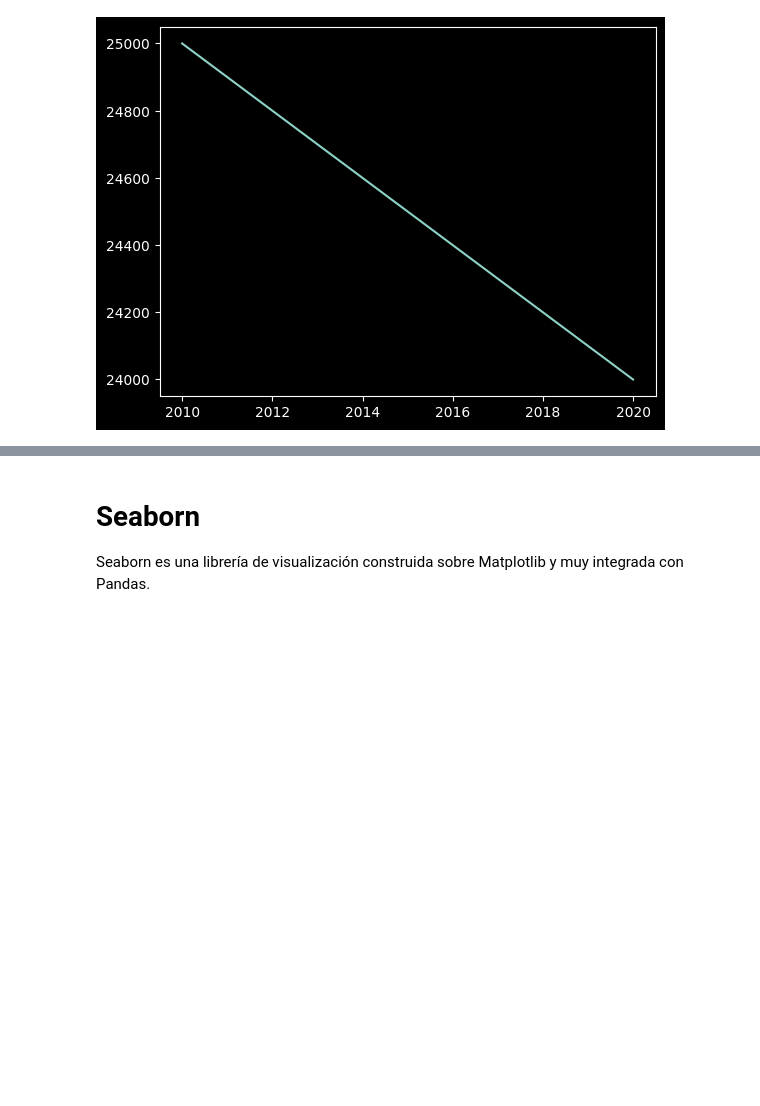
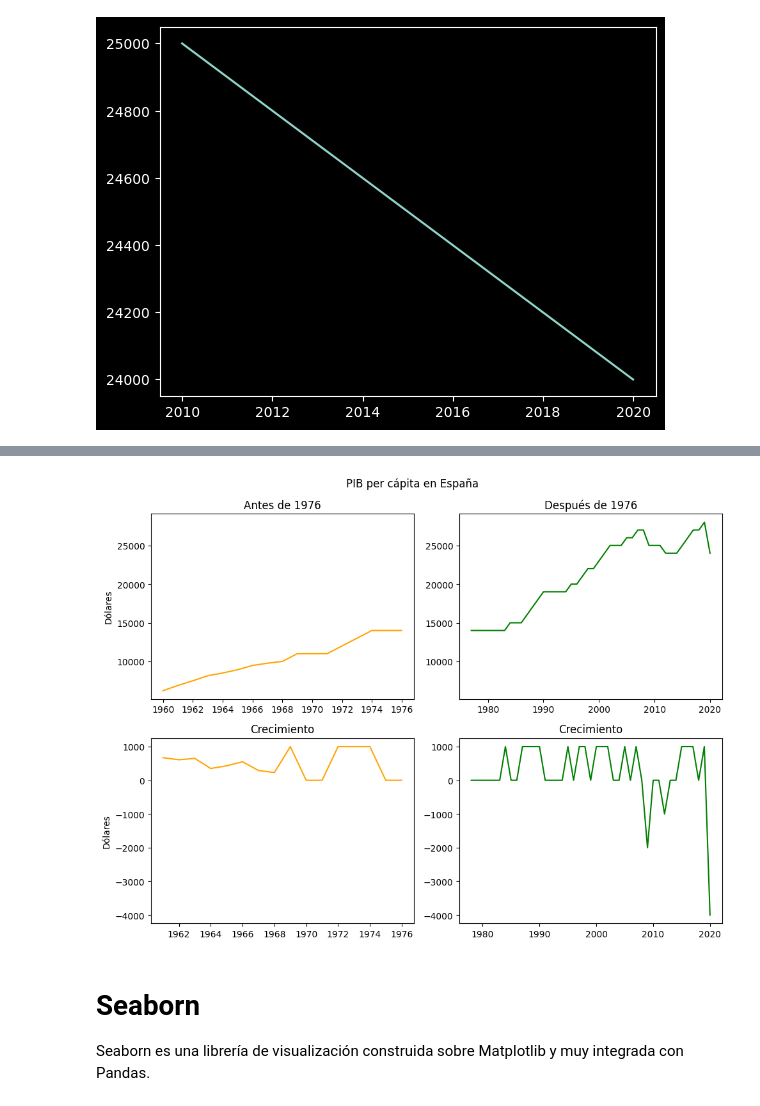
Before and after one commit to fjgarciaes/visualizacion_ironhack_19_01_2023, a Jupyter notebook: Seminario_visualizacion_Ironhack_19_01_2023.ipynb, the cells around one changed output, grey strips where cells are left out. Cells and saved outputs as stored; diff of their text form; code cells hidden in the pictures; blank space fills up the shorter version.

```diff
--- a/Seminario_visualizacion_Ironhack_19_01_2023.ipynb
+++ b/Seminario_visualizacion_Ironhack_19_01_2023.ipynb
@@ -482,3 +548,49 @@ mpl.rcParams.update(mpl.rcParamsDefault);
+# %%
+datos_pre_1976 = españa[españa['year'] <= 1976].copy()
+datos_post_1976 = españa[españa['year'] > 1976].copy()
+
+datos_pre_1976['year'] = datos_pre_1976['year'].astype(int)
+datos_post_1976['year'] = datos_post_1976['year'].astype(int)
+
+datos_pre_1976['crecimiento'] = datos_pre_1976['value'].diff()
+datos_post_1976['crecimiento'] = datos_post_1976['value'].diff()
+
+...
+
+# Crea los subplots
+fig, axs = plt.subplots(2, 2, figsize = (10, 7.5))
+
+# Grafica los datos anteriores a 1976
+axs[0, 0].plot('year', 'value',  data = datos_pre_1976, color = 'orange')
+axs[1, 0].plot('year', 'crecimiento', data = datos_pre_1976, color = 'orange')
+
+# Grafica los datos posteriores a 1976
+axs[0, 1].plot('year', 'value', data = datos_post_1976, color = 'green')
+axs[1, 1].plot('year','crecimiento', data = datos_post_1976, color = 'green')
+
+# Añadir títulos
+fig.suptitle('PIB per cápita en España')
+axs[0, 0].set_title('Antes de 1976')
+axs[0, 1].set_title('Después de 1976')
+axs[1, 0].set_title('Crecimiento')
+axs[1, 1].set_title('Crecimiento')
+
+# Añadir etiquetas a los ejes
+axs[0, 0].set_ylabel('Dólares')
+axs[1, 0].set_ylabel('Dólares')
+
+# ADICIONAL: Corregir floats en primera columna
+axs[0, 0].locator_params(integer=True)
+axs[1, 0].locator_params(integer=True)
+
+# ADICIONAL: compartir ejes por filas
+axs[0, 0].sharey(axs[0, 1])
+axs[1, 0].sharey(axs[1, 1])
+
+# Aplica tight_layout() para evitar superposiciones
+fig.tight_layout()
+# %% [output]
+[figure, added]
 # %% [markdown]
 # Seaborn
 
```
Also changed, not shown: parts of 23 cells of this notebook, 14 other files.
